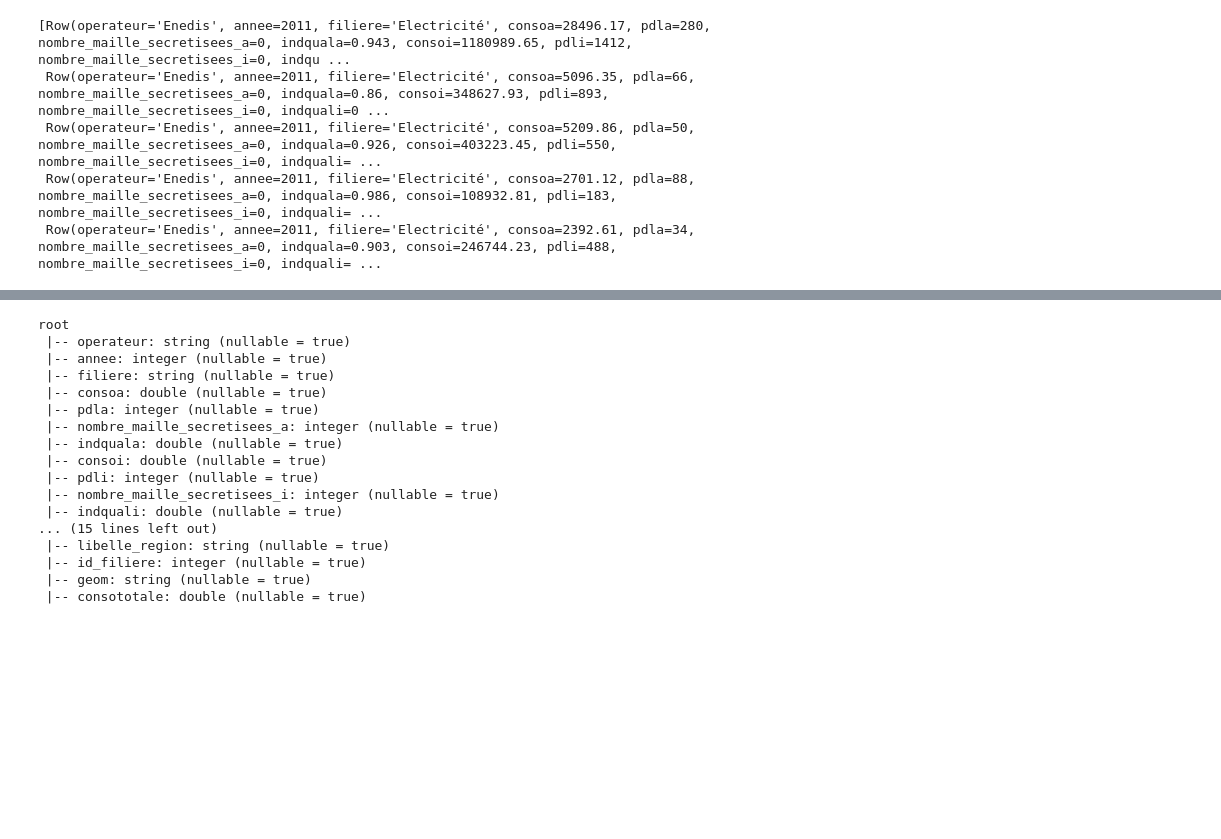
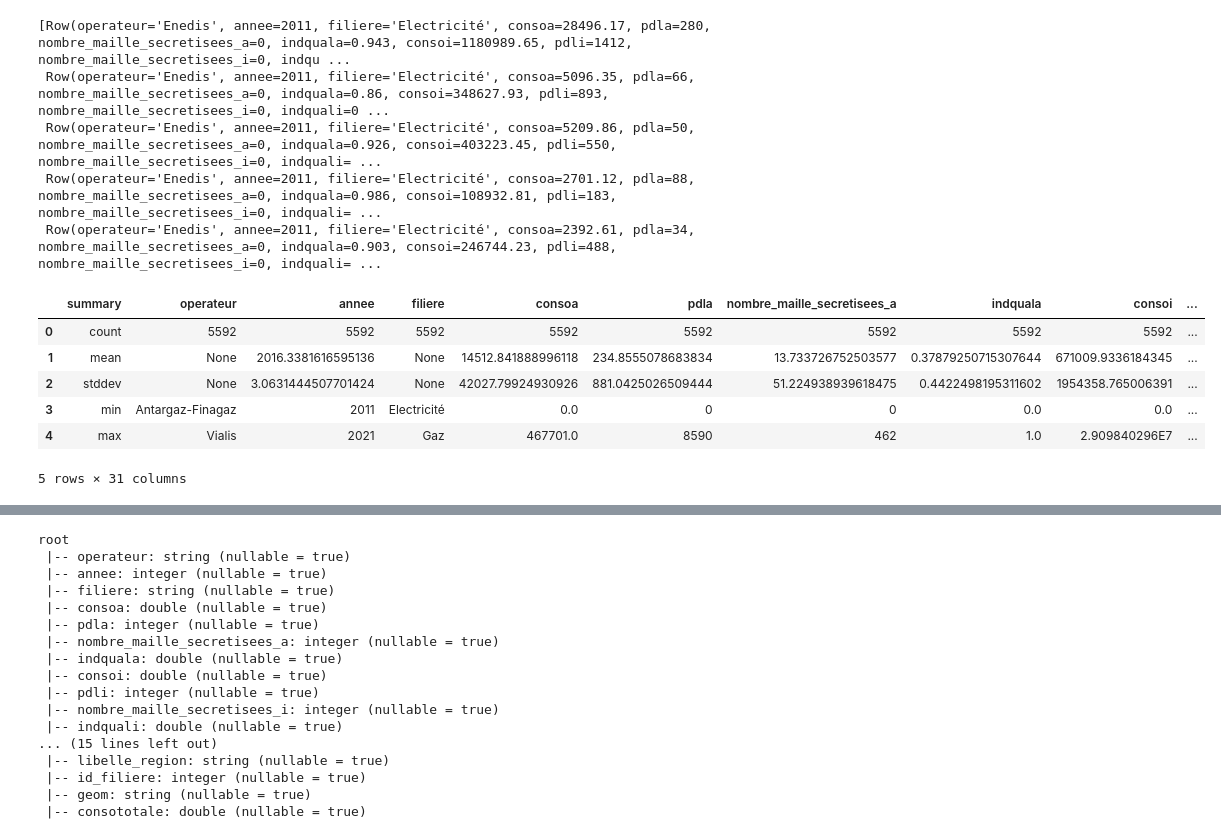
Before and after one commit to svngoku/Pyspark-pour-les-datas-engineers, a Jupyter notebook: intro_to_pyspark.ipynb, the cells around one changed output, grey strips where cells are left out. Drawn from its saved outputs; the diff is of its cells as text; code cells hidden in the pictures; blank space fills up the shorter version.

```diff
--- a/intro_to_pyspark.ipynb
+++ b/intro_to_pyspark.ipynb
@@ -36,3 +38,13 @@ conso_elec_gaz_annuelle.take(5)
  Row(operateur='Enedis', annee=2011, filiere='Electricité', consoa=5209.86, pdla=50, nombre_maille_secretisees_a=0, indquala=0.926, consoi=403223.45, pdli=550, nombre_maille_secretisees_i=0, indquali= ...
  Row(operateur='Enedis', annee=2011, filiere='Electricité', consoa=2701.12, pdla=88, nombre_maille_secretisees_a=0, indquala=0.986, consoi=108932.81, pdli=183, nombre_maille_secretisees_i=0, indquali= ...
  Row(operateur='Enedis', annee=2011, filiere='Electricité', consoa=2392.61, pdla=34, nombre_maille_secretisees_a=0, indquala=0.903, consoi=246744.23, pdli=488, nombre_maille_secretisees_i=0, indquali= ...
+# %%
+conso_elec_gaz_annuelle.describe().toPandas()
+# %% [output]
+|  | summary | operateur | annee | filiere | consoa | pdla | nombre_maille_secretisees_a | indquala | consoi | ... |
+| 0 | count | 5592 | 5592 | 5592 | 5592 | 5592 | 5592 | 5592 | 5592 | ... |
+| 1 | mean | None | 2016.3381616595136 | None | 14512.841888996118 | 234.8555078683834 | 13.733726752503577 | 0.37879250715307644 | 671009.9336184345 | ... |
+| 2 | stddev | None | 3.0631444507701424 | None | 42027.79924930926 | 881.0425026509444 | 51.224938939618475 | 0.4422498195311602 | 1954358.765006391 | ... |
+| 3 | min | Antargaz-Finagaz | 2011 | Electricité | 0.0 | 0 | 0 | 0.0 | 0.0 | ... |
+| 4 | max | Vialis | 2021 | Gaz | 467701.0 | 8590 | 462 | 1.0 | 2.909840296E7 | ... |
+5 rows × 31 columns
```
Also changed, not shown: parts of 11 cells of this notebook.
